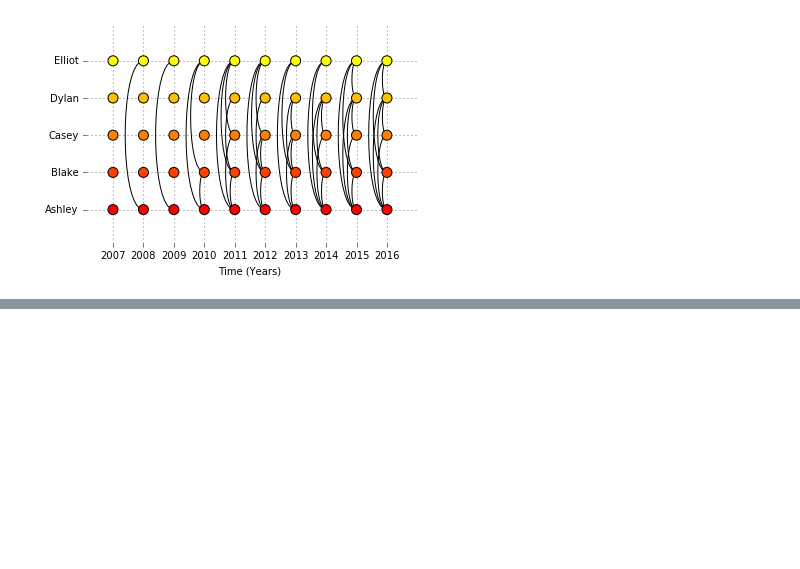
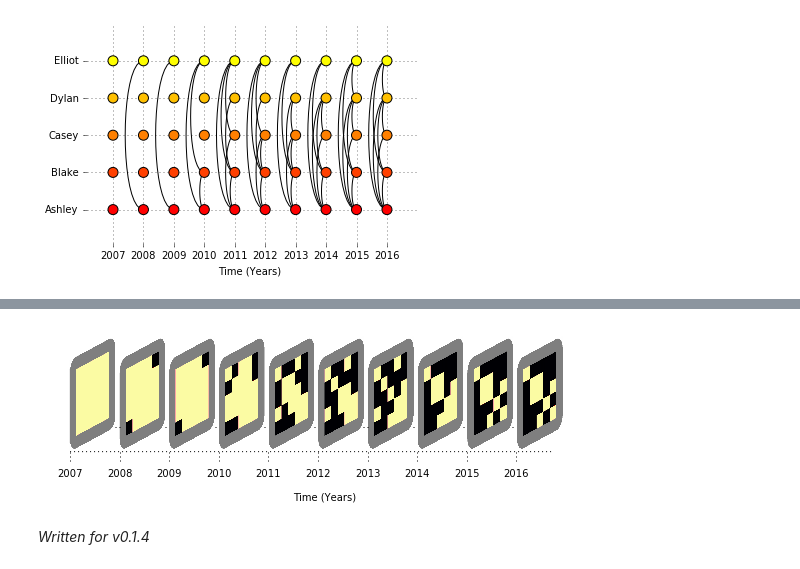
Before and after one commit to wiheto/teneto, a Jupyter notebook: examples/02_plotting_temporalnetworks.ipynb, the cells around one changed output, grey strips where cells are left out. Drawn from its saved outputs; the diff is of its cells as text; code cells hidden in the pictures; blank space fills up the shorter version.

```diff
--- a/examples/02_plotting_temporalnetworks.ipynb
+++ b/examples/02_plotting_temporalnetworks.ipynb
@@ -72,0 +77,11 @@ ax = teneto.plot.graphlet_stack_plot(C,ax,q=10,cmap=colorMap)
+# %%
+# Create matplotlib figure
+fig,ax = plt.subplots(figsize=(10,3))
+ax = plt.subplot(1,1,1)
+colorMap = 'inferno_r'
+# Call graphlet_stack_plot adding only specified parameters. (Only new parameter is "q" which stands for figure quality)
+ax = teneto.plot.graphlet_stack_plot(C,ax,q=10,cmap=colorMap,gridcolor='none',borderwidth=15,bordercolor=[.5,.5,.5])
+# %% [output]
+[figure, added]
+# %% [markdown]
+*Written for v0.1.4*
```
Also changed, not shown: parts of 6 cells of this notebook, 11 other files.
